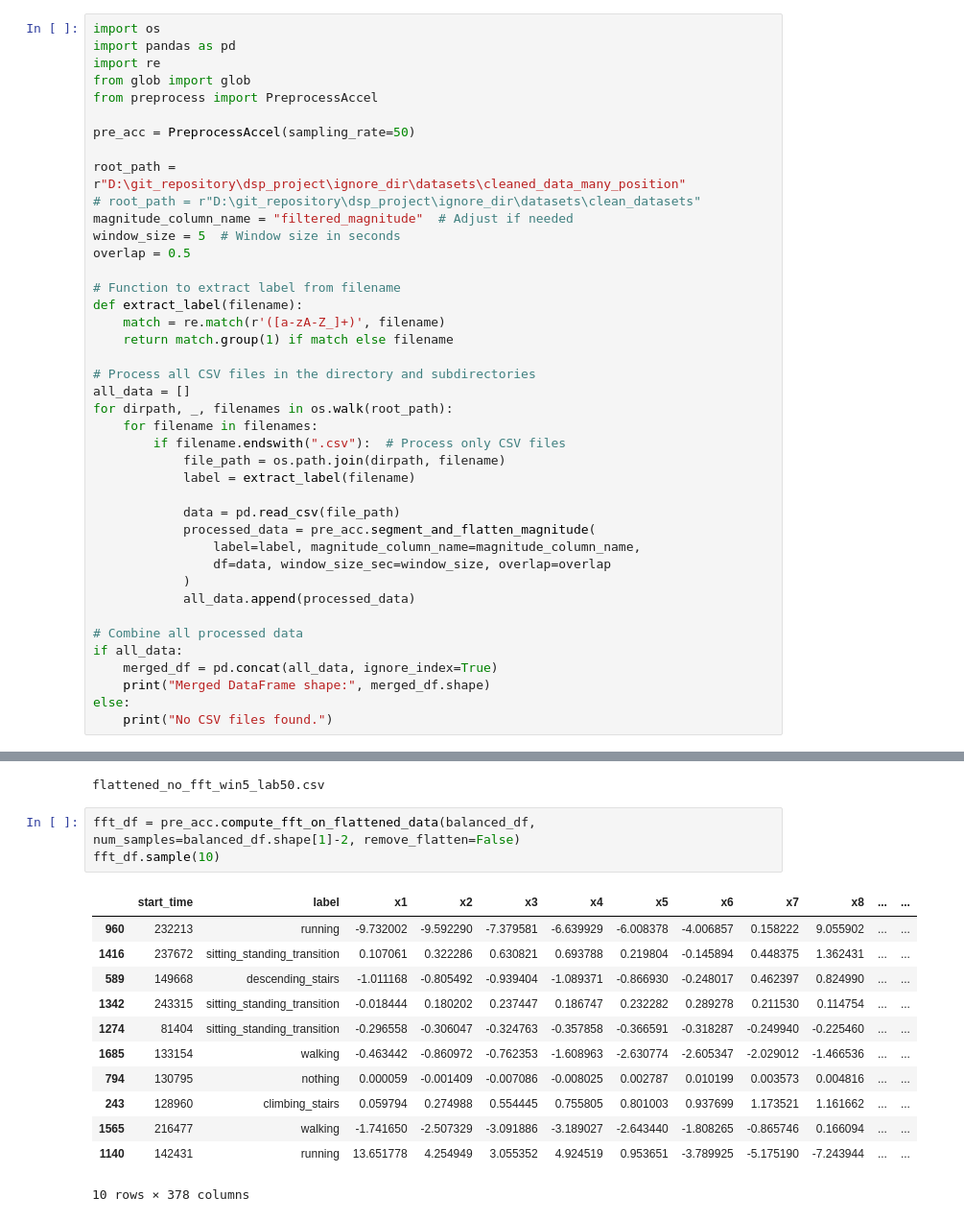
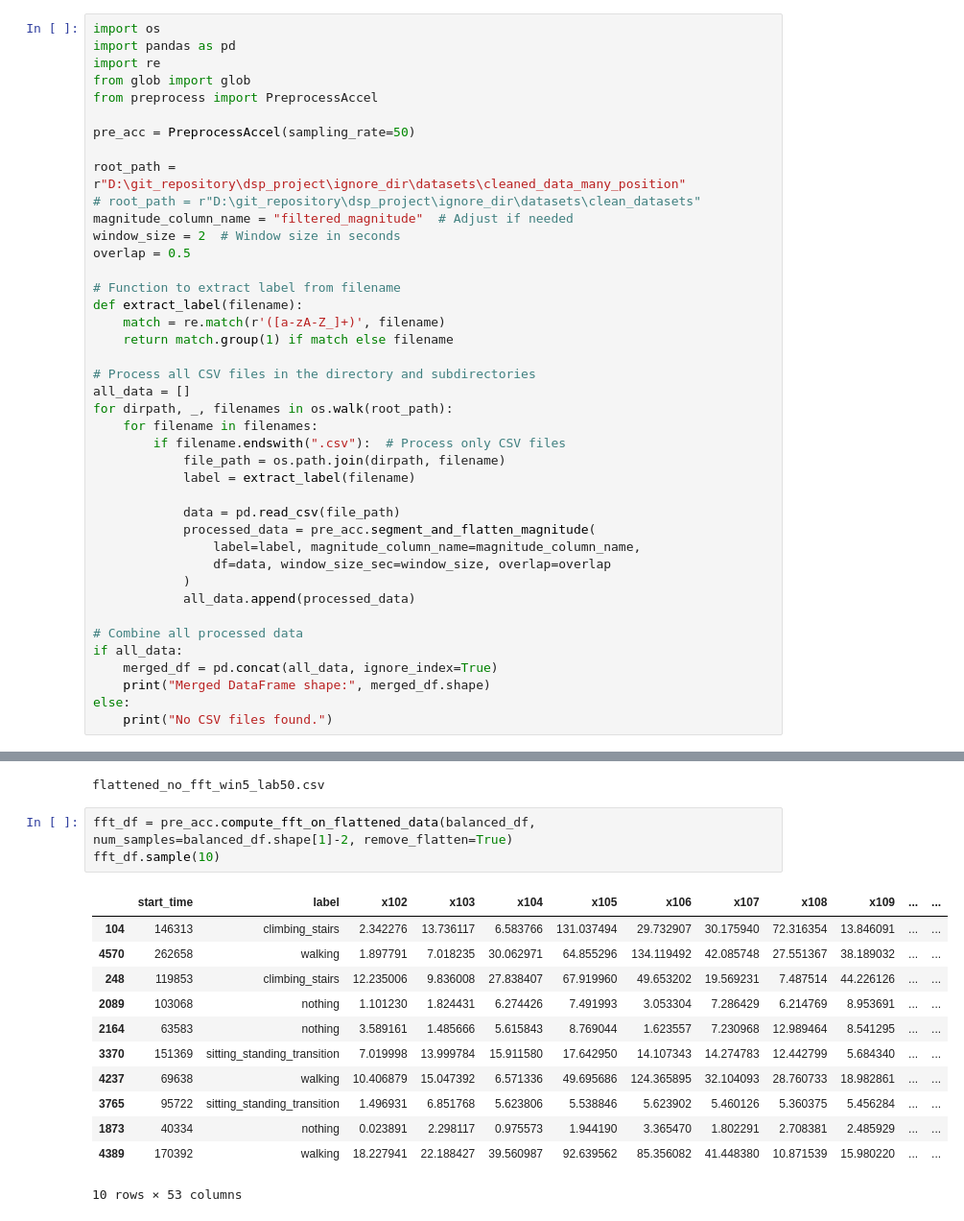
Before and after one commit to tanaratsaehia/dsp_project, a Jupyter notebook: data_preparation/tabular_preprocess.ipynb, the cells around one changed output, grey strips where cells are left out. Shown: that part at 96% size. Drawn from its saved outputs; the diff is of its cells as text.

```diff
--- a/data_preparation/tabular_preprocess.ipynb
+++ b/data_preparation/tabular_preprocess.ipynb
@@ -121,7 +121,7 @@ pre_acc = PreprocessAccel(sampling_rate=50)
 root_path = r"D:\git_repository\dsp_project\ignore_dir\datasets\cleaned_data_many_position"
 # root_path = r"D:\git_repository\dsp_project\ignore_dir\datasets\clean_datasets"
 magnitude_column_name = "filtered_magnitude"  # Adjust if needed
-window_size = 5  # Window size in seconds
+window_size = 2  # Window size in seconds
 overlap = 0.5
 
 # Function to extract label from filename
@@ -197,20 +197,20 @@ print(filename)
 # %% [output]
 flattened_no_fft_win5_lab50.csv
 # %%
-fft_df = pre_acc.compute_fft_on_flattened_data(balanced_df, num_samples=balanced_df.shape[1]-2, remove_flatten=False)
+fft_df = pre_acc.compute_fft_on_flattened_data(balanced_df, num_samples=balanced_df.shape[1]-2, remove_flatten=True)
 fft_df.sample(10)
 # %% [output]
-|  | start_time | label | x1 | x2 | x3 | x4 | x5 | x6 | x7 | x8 | ... | ... |
-| 960 | 232213 | running | -9.732002 | -9.592290 | -7.379581 | -6.639929 | -6.008378 | -4.006857 | 0.158222 | 9.055902 | ... | ... |
-| 1416 | 237672 | sitting_standing_transition | 0.107061 | 0.322286 | 0.630821 | 0.693788 | 0.219804 | -0.145894 | 0.448375 | 1.362431 | ... | ... |
-| 589 | 149668 | descending_stairs | -1.011168 | -0.805492 | -0.939404 | -1.089371 | -0.866930 | -0.248017 | 0.462397 | 0.824990 | ... | ... |
-| 1342 | 243315 | sitting_standing_transition | -0.018444 | 0.180202 | 0.237447 | 0.186747 | 0.232282 | 0.289278 | 0.211530 | 0.114754 | ... | ... |
-| 1274 | 81404 | sitting_standing_transition | -0.296558 | -0.306047 | -0.324763 | -0.357858 | -0.366591 | -0.318287 | -0.249940 | -0.225460 | ... | ... |
-| 1685 | 133154 | walking | -0.463442 | -0.860972 | -0.762353 | -1.608963 | -2.630774 | -2.605347 | -2.029012 | -1.466536 | ... | ... |
-| 794 | 130795 | nothing | 0.000059 | -0.001409 | -0.007086 | -0.008025 | 0.002787 | 0.010199 | 0.003573 | 0.004816 | ... | ... |
-| 243 | 128960 | climbing_stairs | 0.059794 | 0.274988 | 0.554445 | 0.755805 | 0.801003 | 0.937699 | 1.173521 | 1.161662 | ... | ... |
-| 1565 | 216477 | walking | -1.741650 | -2.507329 | -3.091886 | -3.189027 | -2.643440 | -1.808265 | -0.865746 | 0.166094 | ... | ... |
-| 1140 | 142431 | running | 13.651778 | 4.254949 | 3.055352 | 4.924519 | 0.953651 | -3.789925 | -5.175190 | -7.243944 | ... | ... |
+|  | start_time | label | x102 | x103 | x104 | x105 | x106 | x107 | x108 | x109 | ... | ... |
+| 104 | 146313 | climbing_stairs | 2.342276 | 13.736117 | 6.583766 | 131.037494 | 29.732907 | 30.175940 | 72.316354 | 13.846091 | ... | ... |
+| 4570 | 262658 | walking | 1.897791 | 7.018235 | 30.062971 | 64.855296 | 134.119492 | 42.085748 | 27.551367 | 38.189032 | ... | ... |
+| 248 | 119853 | climbing_stairs | 12.235006 | 9.836008 | 27.838407 | 67.919960 | 49.653202 | 19.569231 | 7.487514 | 44.226126 | ... | ... |
+| 2089 | 103068 | nothing | 1.101230 | 1.824431 | 6.274426 | 7.491993 | 3.053304 | 7.286429 | 6.214769 | 8.953691 | ... | ... |
+| 2164 | 63583 | nothing | 3.589161 | 1.485666 | 5.615843 | 8.769044 | 1.623557 | 7.230968 | 12.989464 | 8.541295 | ... | ... |
+| 3370 | 151369 | sitting_standing_transition | 7.019998 | 13.999784 | 15.911580 | 17.642950 | 14.107343 | 14.274783 | 12.442799 | 5.684340 | ... | ... |
+| 4237 | 69638 | walking | 10.406879 | 15.047392 | 6.571336 | 49.695686 | 124.365895 | 32.104093 | 28.760733 | 18.982861 | ... | ... |
+| 3765 | 95722 | sitting_standing_transition | 1.496931 | 6.851768 | 5.623806 | 5.538846 | 5.623902 | 5.460126 | 5.360375 | 5.456284 | ... | ... |
+| 1873 | 40334 | nothing | 0.023891 | 2.298117 | 0.975573 | 1.944190 | 3.365470 | 1.802291 | 2.708381 | 2.485929 | ... | ... |
+| 4389 | 170392 | walking | 18.227941 | 22.188427 | 39.560987 | 92.639562 | 85.356082 | 41.448380 | 10.871539 | 15.980220 | ... | ... |
-10 rows × 378 columns
+10 rows × 53 columns
 # %%
 root_path = r'D:\git_repository\dsp_project\ignore_dir\datasets\ready_to_train'
```
Also changed, not shown: parts of 6 cells of this notebook, 14 other files.
